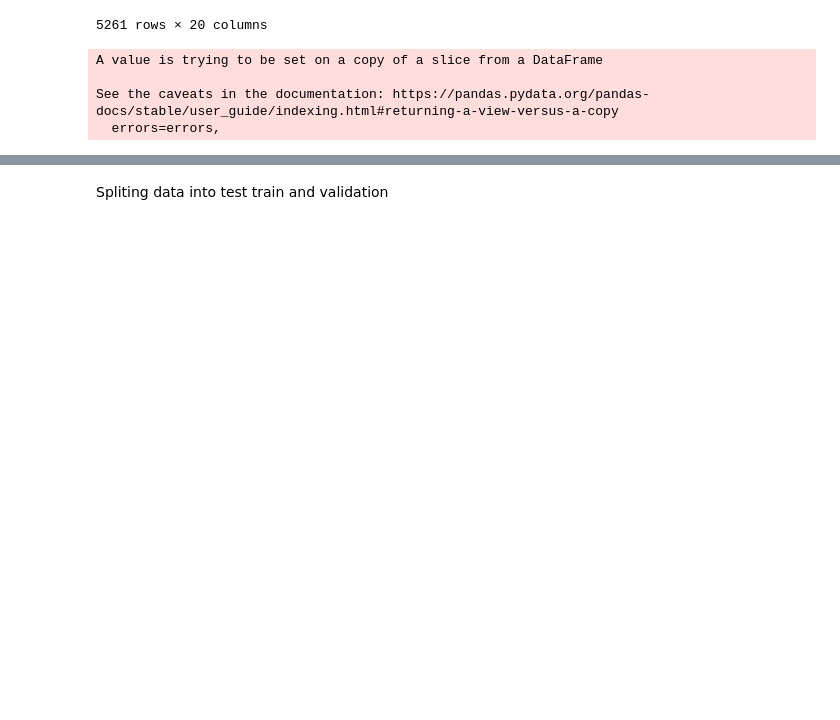
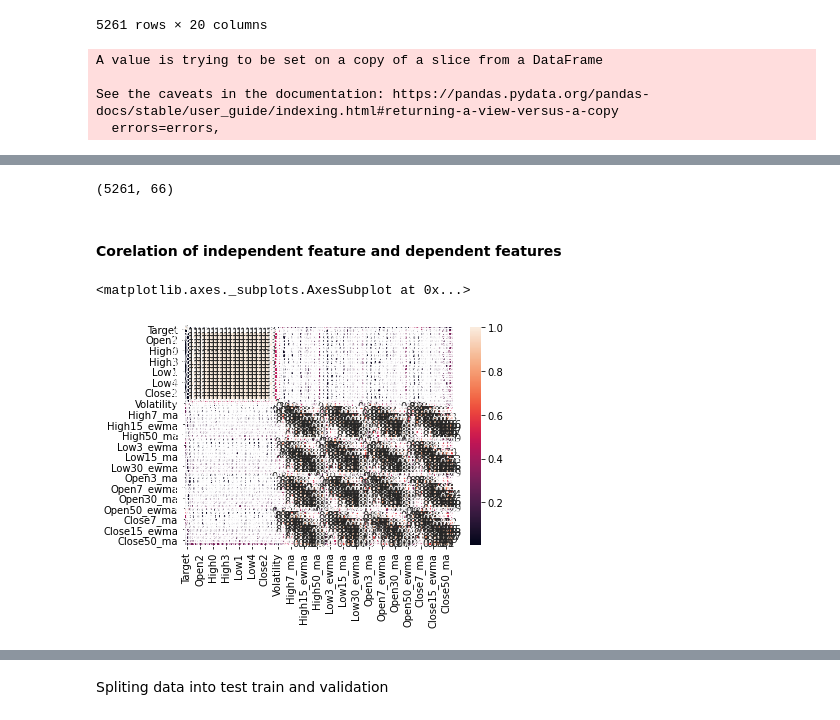
Before and after one commit to rajatpal00/Close-Price--Prediction-of-Nifty50-, a Jupyter notebook: Rajat_Pal_Capstone_project_on_Nifty50_.ipynb, the cells around one changed output, grey strips where cells are left out. Cells and saved outputs as stored; diff of their text form; code cells hidden in the pictures; blank space fills up the shorter version.

```diff
--- a/Rajat_Pal_Capstone_project_on_Nifty50_.ipynb
+++ b/Rajat_Pal_Capstone_project_on_Nifty50_.ipynb
@@ -393,0 +423,15 @@ final_df.head()
+# %%
+final_df.shape
+# %% [output]
+(5261, 66)
+# %%
+final_df= final_df.drop(['High','Low','Open','Close'],axis=1)
+# %% [markdown]
+#### Corelation of independent feature and dependent features
+# %%
+cor_matrix =abs( final_df.corr())
+# %%
+sns.heatmap(cor_matrix,annot = True)
+# %% [output]
+<matplotlib.axes._subplots.AxesSubplot at 0x...>
+[figure, added]
```
Also changed, not shown: parts of 68 cells of this notebook.
